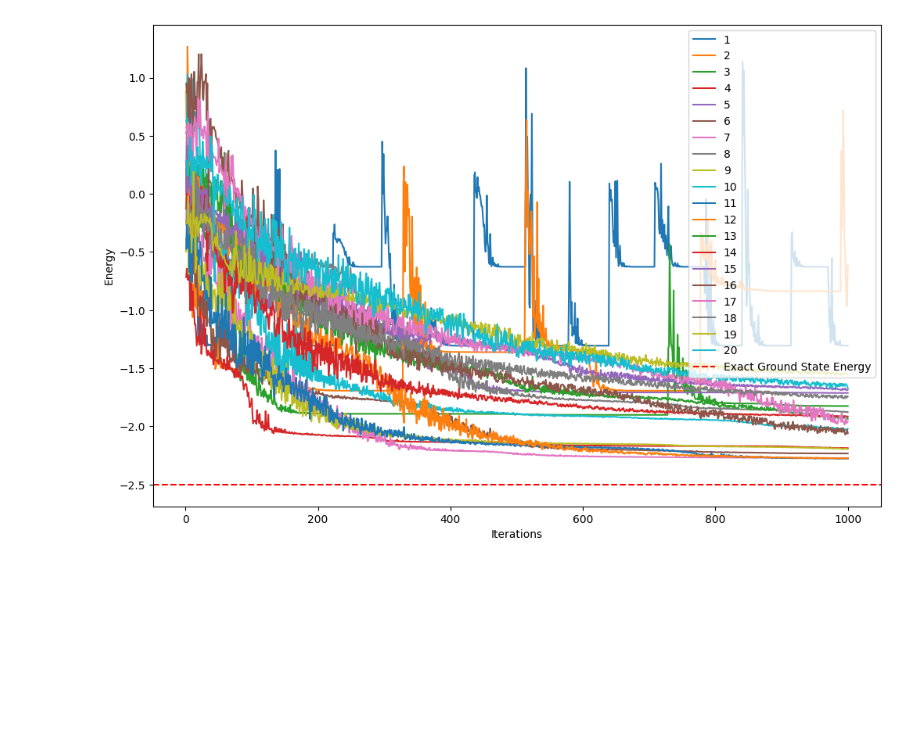
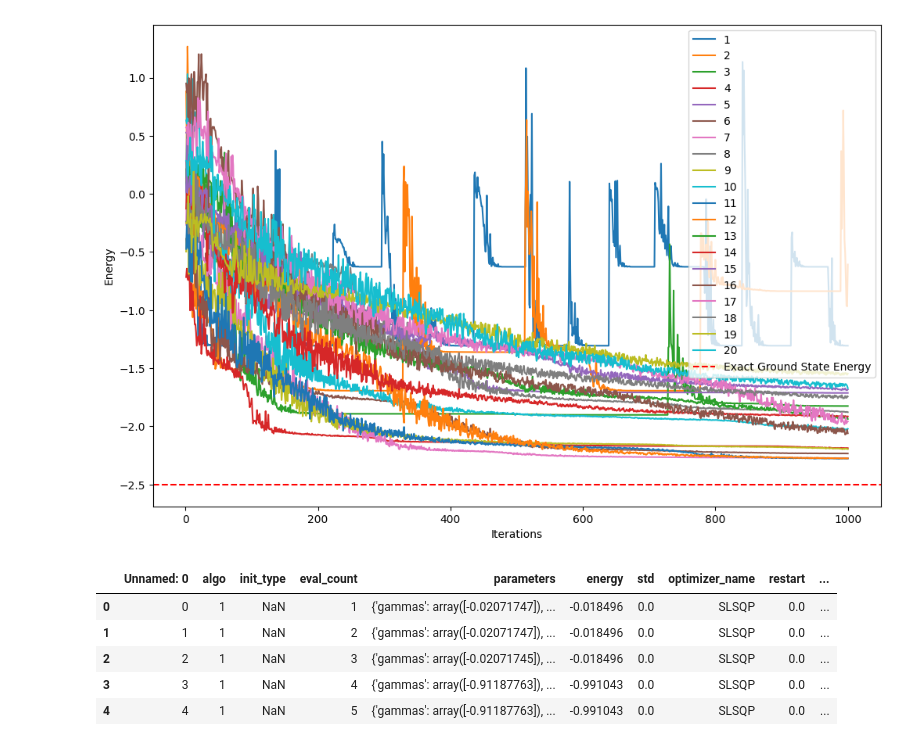
Before and after one commit to vivekkatial/HAQC, a Jupyter notebook: notebooks/22-investigating-number-of-layers-classical-optimizer.ipynb, the cells around one changed output. Cells and saved outputs as stored; diff of their text form; code cells hidden in the pictures; blank space fills up the shorter version.

```diff
--- a/notebooks/22-investigating-number-of-layers-classical-optimizer.ipynb
+++ b/notebooks/22-investigating-number-of-layers-classical-optimizer.ipynb
@@ -297,0 +300,16 @@ results_df.to_csv("d-evals.csv")
+# %%
+results_df = results_df.sort_values(by=['algo', 'restart', 'eval_count'])
+
+# Use `groupby` on 'algo' and 'restart' and then apply `cumcount` to get evaluation count per restart
+# The `cumcount` method adds 1 because it starts counting from 0 by default
+results_df['eval_count_per_restart'] = results_df.groupby(['algo', 'restart']).cumcount() + 1
+
+# Display the updated DataFrame to verify the new column
+results_df.head()
+# %% [output]
+|  | Unnamed: 0 | algo | init_type | eval_count | parameters | energy | std | optimizer_name | restart | ... |
+| 0 | 0 | 1 | NaN | 1 | {'gammas': array([-0.02071747]), ... | -0.018496 | 0.0 | SLSQP | 0.0 | ... |
+| 1 | 1 | 1 | NaN | 2 | {'gammas': array([-0.02071747]), ... | -0.018496 | 0.0 | SLSQP | 0.0 | ... |
+| 2 | 2 | 1 | NaN | 3 | {'gammas': array([-0.02071745]), ... | -0.018496 | 0.0 | SLSQP | 0.0 | ... |
+| 3 | 3 | 1 | NaN | 4 | {'gammas': array([-0.91187763]), ... | -0.991043 | 0.0 | SLSQP | 0.0 | ... |
+| 4 | 4 | 1 | NaN | 5 | {'gammas': array([-0.91187763]), ... | -0.991043 | 0.0 | SLSQP | 0.0 | ... |
```
Also changed, not shown: parts of 5 cells of this notebook, 2 other files.
